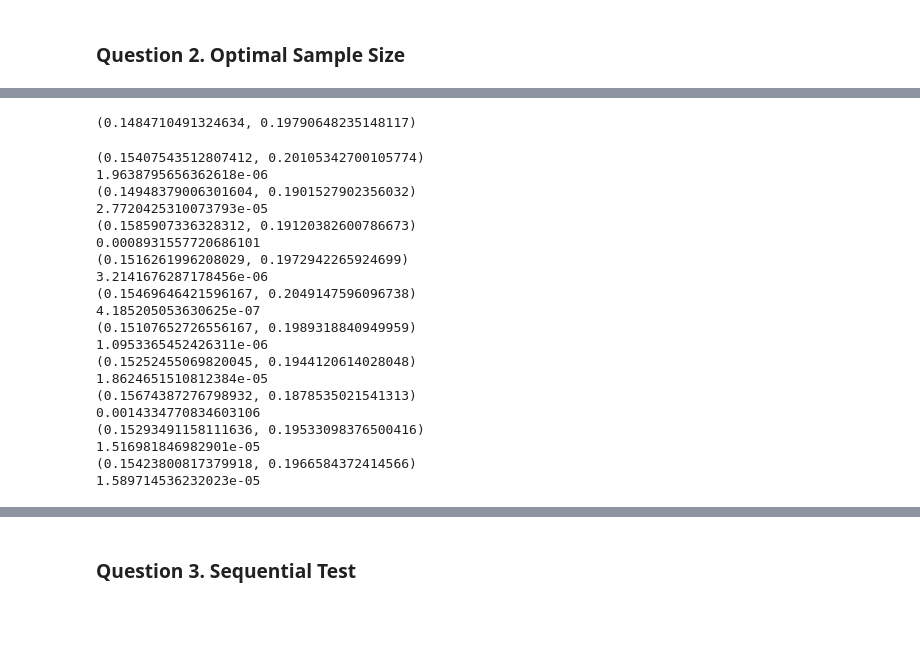
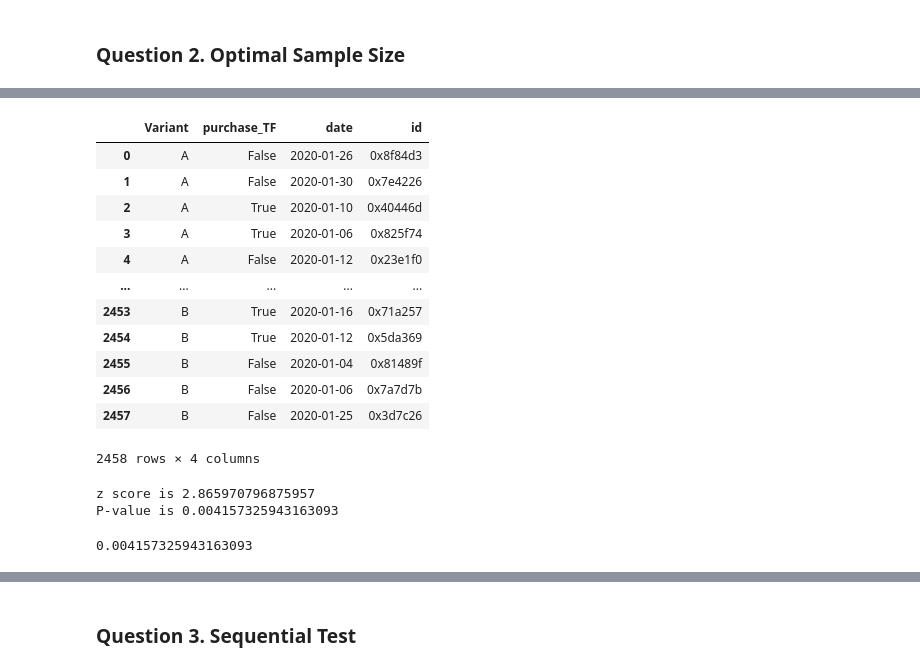
Before and after one commit to Dirodzz/NYU-Marketing-Analytic-AB-Testing, a Jupyter notebook: AB Testing Program.ipynb, the cells around one changed output, grey strips where cells are left out. Cells and saved outputs as stored; diff of their text form; code cells hidden in the pictures; blank space fills up the shorter version.

```diff
--- a/AB Testing Program.ipynb
+++ b/AB Testing Program.ipynb
@@ -276,3 +170,0 @@ len(p_b)
-# %%
-p0 = sum(p_a)/30
-p1 = sum(p_b)/30
@@ -340,12 +176,12 @@ stats.norm(0,1).ppf(0.8)
 # https://www.itl.nist.gov/div898/handbook/prc/section2/prc242.htm
 
 
-def optimal_sample_size(alpha, p0, p1, beta):
+def optimal_sample_size(alpha, p0, delta, beta):
+    p1 = p0 + delta
+
     p_bar = (p0 + p1)/2
 
-    delta = p1 - p0
-
-    t_type1 = stats.norm(0,1).ppf(alpha/2) * -1 # multiply -1?
+    t_type1 = stats.norm(0,1).ppf(alpha/2) * -1
     t_type2 = stats.norm(0,1).ppf(beta)
 
     result = ((t_type1 * ((2 * p_bar * (1 - p_bar)) ** 0.5)) + (t_type2 * ((p0 * (1 - p0) + p1 * (1 - p1)) ** 0.5)))** 2
@@ -353,5 +189,5 @@ def optimal_sample_size(alpha, p0, p1, beta):
     if delta != 0:
         result = result / (delta**2)
 
-    return result
+    return float(result)
 # %%
@@ -382,4 +215,4 @@ def sample_simulation(n, df):
 
     return result
 # %%
-sample_simulation(2994.9159184845366, df[df['date'] >= '2020-01-01'])
+test_1 = sample_simulation(optimal_sample_size(0.05, 0.15362470557445695, 0.01, 0.1), df[df['date'] >= '2020-01-01'])
@@ -400,34 +219,22 @@ sample_simulation(2994.9159184845366, df[df['date'] >= '2020-01-01'])
-# %%
-test_1 = sample_simulation(2994.9159184845366, df[df['date'] >= '2020-01-01'])
-# %%
-hypo_test_daily(test_1, '2020-01-01')
-# %% [output]
-(0.1484710491324634, 0.19790648235148117)
-# %%
-for i in range(10):
-    test = sample_simulation(2994.9159184845366, df[df['date'] >= '2020-01-01'])
-
-    print(hypo_test_daily(test, '2020-01-01'))
-
-    print(p_value(hypo_test_daily(test, '2020-01-01'), 2994.9159184845366, 2994.9159184845366))
-# %% [output]
-(0.15407543512807412, 0.20105342700105774)
-1.9638795656362618e-06
-(0.14948379006301604, 0.1901527902356032)
-2.7720425310073793e-05
-(0.1585907336328312, 0.19120382600786673)
-0.0008931557720686101
-(0.1516261996208029, 0.1972942265924699)
-3.2141676287178456e-06
-(0.15469646421596167, 0.2049147596096738)
-4.185205053630625e-07
-(0.15107652726556167, 0.1989318840949959)
-1.0953365452426311e-06
-(0.15252455069820045, 0.1944120614028048)
-1.8624651510812384e-05
-(0.15674387276798932, 0.1878535021541313)
-0.0014334770834603106
-(0.15293491158111636, 0.19533098376500416)
-1.516981846982901e-05
-(0.15423800817379918, 0.1966584372414566)
-1.589714536232023e-05
+# %%
+test_1
+# %% [output]
+|  | Variant | purchase_TF | date | id |
+| 0 | A | False | 2020-01-26 | 0x8f84d3 |
+| 1 | A | False | 2020-01-30 | 0x7e4226 |
+| 2 | A | True | 2020-01-10 | 0x40446d |
+| 3 | A | True | 2020-01-06 | 0x825f74 |
+| 4 | A | False | 2020-01-12 | 0x23e1f0 |
+| ... | ... | ... | ... | ... |
+| 2453 | B | True | 2020-01-16 | 0x71a257 |
+| 2454 | B | True | 2020-01-12 | 0x5da369 |
+| 2455 | B | False | 2020-01-04 | 0x81489f |
+| 2456 | B | False | 2020-01-06 | 0x7a7d7b |
+| 2457 | B | False | 2020-01-25 | 0x3d7c26 |
+2458 rows × 4 columns
+# %%
+hypo_test(test_1.loc[test_1['Variant'] == 'A'], test_1.loc[test_1['Variant'] == 'B'])
+# %% [output]
+z score is 2.865970796875957
+P-value is 0.004157325943163093
+0.004157325943163093
```
Also changed, not shown: parts of 42 cells of this notebook.
